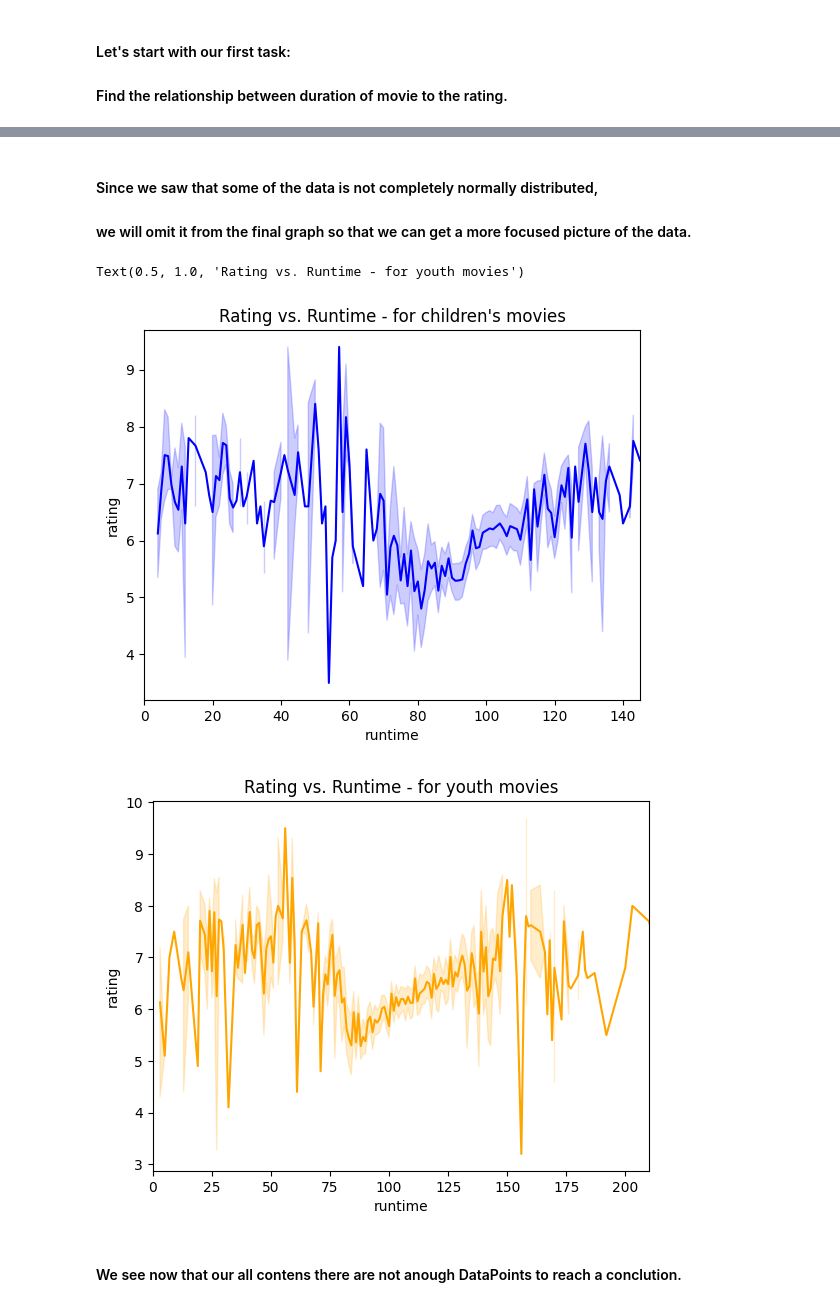
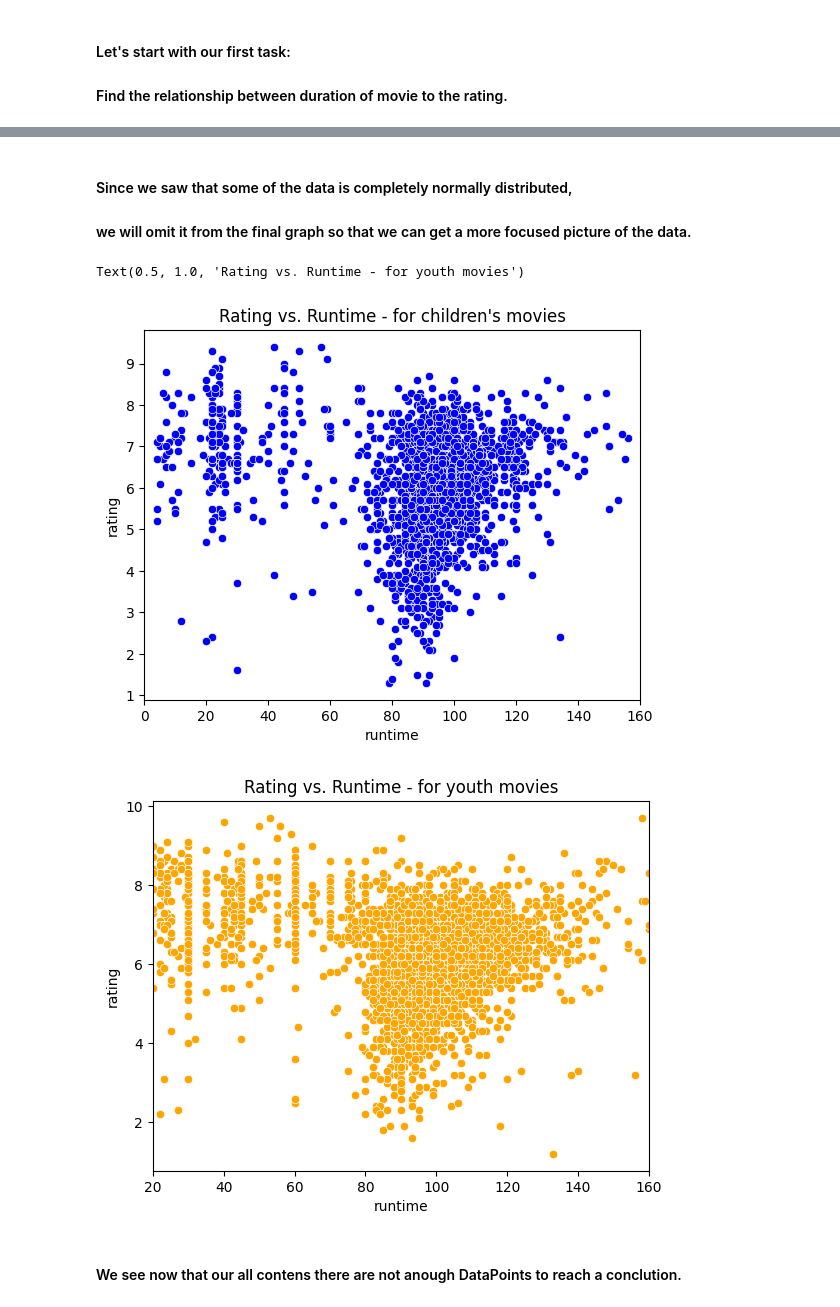
Before and after one commit to ShachR1/Shachar-Y-s-Pandas-Project, a Jupyter notebook: shachar-yarimi-s-pandas3-project.ipynb, the cells around one changed output, grey strips where cells are left out. Drawn from its saved outputs; the diff is of its cells as text; code cells hidden in the pictures.

```diff
--- a/shachar-yarimi-s-pandas3-project.ipynb
+++ b/shachar-yarimi-s-pandas3-project.ipynb
@@ -110,4 +107,0 @@ new_imdb.head()
-# %%
-new_imdb['votes_clean'] = new_imdb['votes_clean'].map('{:,}'.format)
-
-new_imdb.head(10)
@@ -529,22 +511,22 @@ Text(0.5, 1.0, 'Rating vs. Runtime - for youth movies')
 # %% [markdown]
-#### Since we saw that some of the data is not completely normally distributed,
+#### Since we saw that some of the data is completely normally distributed,
 #### we will omit it from the final graph so that we can get a more focused picture of the data.
 # %%
 # For children
 plt.figure()
-sns.lineplot(x='runtime', y='rating', data=movies_for_children, color='blue')
-plt.xlim(0, 145)
+sns.scatterplot(x='runtime', y='rating', data=movies_for_children, color='blue')
+plt.xlim(0, 160)
 plt.title("Rating vs. Runtime - for children's movies")
 
 # For youth
 plt.figure()
-sns.lineplot(x='runtime', y='rating', data=movies_for_youth, color='orange')
-plt.xlim(0, 210)
+sns.scatterplot(x='runtime', y='rating', data=movies_for_youth, color='orange')
+plt.xlim(20, 160)
 plt.title("Rating vs. Runtime - for youth movies")
 # %% [output]
 Text(0.5, 1.0, 'Rating vs. Runtime - for youth movies')
-[figure, old version]
+[figure, new version]
-[figure, old version]
+[figure, new version]
 # %% [markdown]
 #### We see now that our all contens there are not anough DataPoints to reach a conclution.
 # %% [markdown]
```
Also changed, not shown: parts of 10 cells of this notebook.
